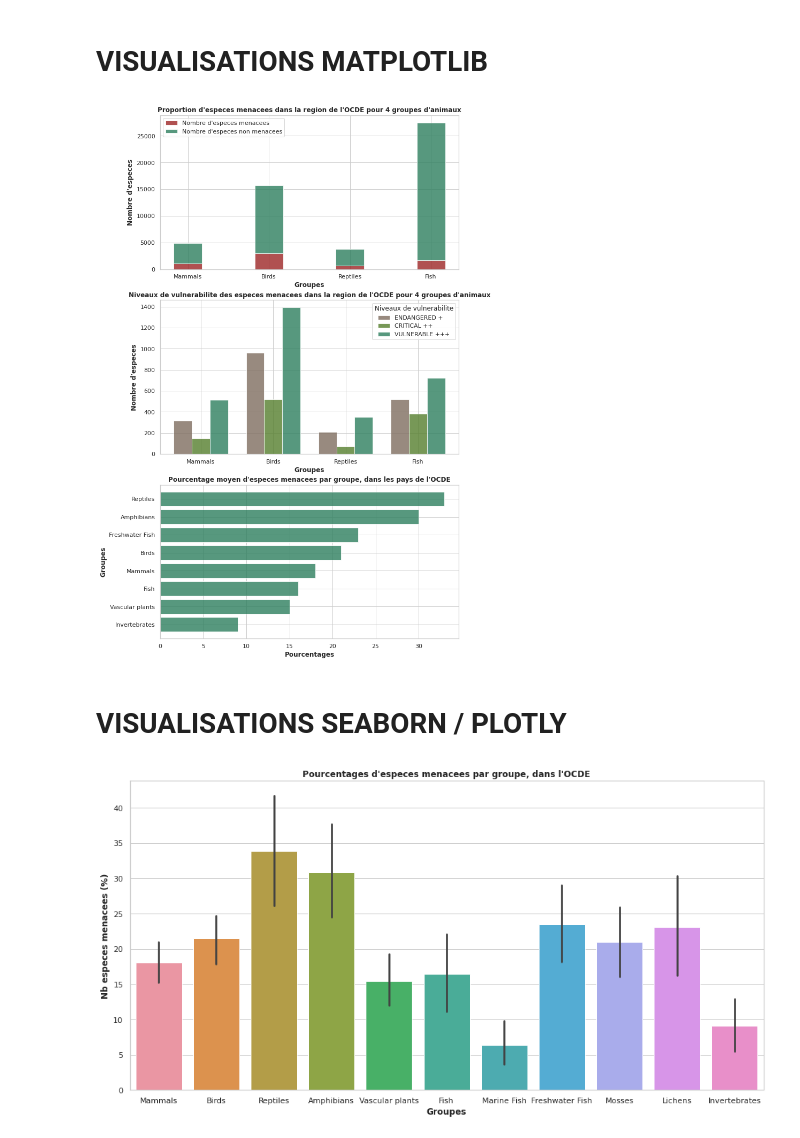
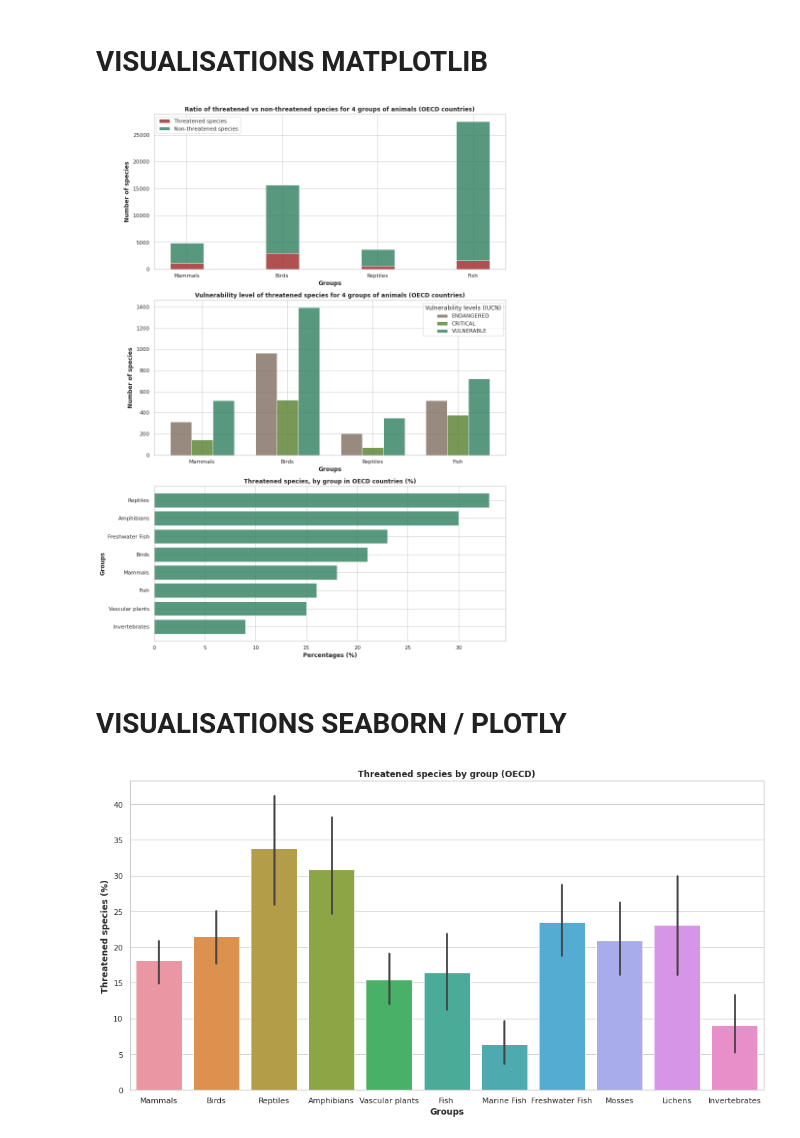
Before and after one commit to M-Josephine/global_warming_project, a Jupyter notebook: threatened_species_OCDE.ipynb, the cells around one changed output. Drawn from its saved outputs; the diff is of its cells as text; code cells hidden in the pictures.

```diff
--- a/threatened_species_OCDE.ipynb
+++ b/threatened_species_OCDE.ipynb
@@ -151,7 +151,7 @@ df.loc[(df['IUCN'] == 'THREAT_PERCENT') & (df['Country'] == 'France'), :]
 # %% [markdown]
 # **VISUALISATIONS MATPLOTLIB**
 # %%
-fig, ax = plt.subplots(figsize = (10,18))
+fig, ax = plt.subplots(figsize = (13,20))
 sns.set_theme(style="whitegrid")
 
 #figue 1 representant le nombre d'especes total vs le nombre d'especes menacees pour  groupes : Mammals, Birds, Reptiles et Fish
@@ -177,17 +177,17 @@ names = ['Mammals', 'Birds', 'Reptiles', 'Fish']
 barWidth = 0.35
 
 # Create brown bars
-plt.bar(r, bars1, color='#9c2525', edgecolor='white', width=barWidth, label = "Nombre d'especes menacees", alpha = 0.80)
+plt.bar(r, bars1, color='#9c2525', edgecolor='white', width=barWidth, label = "Threatened species", alpha = 0.80)
 # Create green bars (middle), on top of the firs ones
-plt.bar(r, bars2, bottom=bars1, color='#2d7f5e', edgecolor='white', width=barWidth,  label = "Nombre d'especes non menacees",alpha = 0.80)
+plt.bar(r, bars2, bottom=bars1, color='#2d7f5e', edgecolor='white', width=barWidth,  label = "Non-threatened species",alpha = 0.80)
 
 
 # Custom X axis
 plt.xticks(r, names)
-plt.xlabel("Groupes", fontweight='bold')
-plt.ylabel("Nombre d'especes", fontweight='bold')
+plt.xlabel("Groups", fontweight='bold')
+plt.ylabel("Number of species", fontweight='bold')
 plt.legend()
-plt.title("Proportion d'especes menacees dans la region de l'OCDE pour 4 groupes d'animaux", fontweight='bold')
+plt.title("Ratio of threatened vs non-threatened species for 4 groups of animals (OECD countries)", fontweight='bold')
 
 
 
@@ -219,17 +219,17 @@ r2 = [x + barWidth for x in r1]
 r3 = [x + barWidth for x in r2]
 #r4 = [x + barWidth for x in r3]
 
-ax1.bar(r1, bars1, color='#7f6d5f', width=barWidth, edgecolor='white', label='ENDANGERED +',alpha = 0.80)
-ax1.bar(r2, bars2, color='#557f2d', width=barWidth, edgecolor='white', label='CRITICAL ++',alpha = 0.80)
-ax1.bar(r3, bars3, color='#2d7f5e', width=barWidth, edgecolor='white', label='VULNERABLE +++',alpha = 0.80)
+ax1.bar(r1, bars1, color='#7f6d5f', width=barWidth, edgecolor='white', label='ENDANGERED',alpha = 0.80)
+ax1.bar(r2, bars2, color='#557f2d', width=barWidth, edgecolor='white', label='CRITICAL',alpha = 0.80)
+ax1.bar(r3, bars3, color='#2d7f5e', width=barWidth, edgecolor='white', label='VULNERABLE',alpha = 0.80)
 #plt.bar(r4, bars4, color='#2d7f5e', width=barWidth, edgecolor='white', label='NON-THREATENED')
 
 #legendes, titres
-plt.xlabel('Groupes', fontweight='bold')
+plt.xlabel('Groups', fontweight='bold')
 plt.xticks([r + barWidth for r in range(len(bars1))], ['Mammals', 'Birds', 'Reptiles', 'Fish'])
-plt.ylabel("Nombre d'especes", fontweight='bold')
-plt.legend(title = 'Niveaux de vulnerabilite')
-plt.title("Niveaux de vulnerabilite des especes menacees dans la region de l'OCDE pour 4 groupes d'animaux", fontweight='bold')
+plt.ylabel("Number of species", fontweight='bold')
+plt.legend(title = 'Vulnerability levels (IUCN)')
+plt.title("Vulnerability level of threatened species for 4 groups of animals (OECD countries)", fontweight='bold')
 
 
 
@@ -241,34 +241,34 @@ height = [int((df.loc[(df['IUCN'] == 'THREAT_PERCENT') & (df['Species'] == 'Mamm
           int((df.loc[(df['IUCN'] == 'THREAT_PERCENT') & (df['Species'] == 'Reptiles'), ['Value']]).mean()),
           int((df.loc[(df['IUCN'] == 'THREAT_PERCENT') & (df['Species'] == 'Amphibians'), ['Value']]).mean()),
           int((df.loc[(df['IUCN'] == 'THREAT_PERCENT') & (df['Species'] == 'Vascular plants'), ['Value']]).mean()),
           int((df.loc[(df['IUCN'] == 'THREAT_PERCENT') & (df['Species'] == 'Fish'), ['Value']]).mean()),
           int((df.loc[(df['IUCN'] == 'THREAT_PERCENT') & (df['Species'] == 'Freshwater Fish'), ['Value']]).mean()),
           int((df.loc[(df['IUCN'] == 'THREAT_PERCENT') & (df['Species'] == 'Invertebrates'), ['Value']]).mean())]
 
 
 bars = ('Mammals', 'Birds', 'Reptiles', 'Amphibians', 'Vascular plants', 'Fish', 'Freshwater Fish', 'Invertebrates')
 
 #tri de la liste height afin d'afficher les valeurs de la plus grande a la plus petite
 unsorted_list = [(height, bars) for bars, height in zip(bars, height)]
 sorted_list = sorted(unsorted_list)
 
 bars_sorted = []
 height_sorted = []
 
 for i in sorted_list:
     bars_sorted += [i[1]]
     height_sorted += [i[0]]
 
 # figure
 ax2.barh(range(len(height_sorted)),height_sorted, color = '#2d7f5e',alpha = 0.80)
 
 # legendes, titres
-plt.xlabel('Pourcentages', fontweight='bold')
+plt.xlabel('Percentages (%)', fontweight='bold')
 plt.yticks(range(len(height_sorted)), bars_sorted)
-plt.ylabel("Groupes", fontweight='bold')
-plt.title("Pourcentage moyen d'especes menacees par groupe, dans les pays de l'OCDE", fontweight='bold')
+plt.ylabel("Groups", fontweight='bold')
+plt.title("Threatened species, by group in OECD countries (%)", fontweight='bold')
 
 
 plt.show()
 # %% [output]
-[figure, old version]
+[figure, new version]
@@ -275,7 +279,7 @@ plt.show()
 # %% [markdown]
 # **VISUALISATIONS SEABORN / PLOTLY**
 # %%
-#ESSAI 1
+#Threatened species by group (OECD)
 
 fig, ax = plt.subplots(figsize = (16,8))
 
@@ -286,11 +290,11 @@ sns.barplot(x = 'Species',
             data = df
             )
 
-plt.xlabel('Groupes', fontweight='bold')
-plt.ylabel("Nb especes menacees (%)", fontweight='bold')
-plt.title("Pourcentages d'especes menacees par groupe, dans l'OCDE", fontweight='bold')
+plt.xlabel('Groups', fontweight='bold')
+plt.ylabel("Threatened species (%)", fontweight='bold')
+plt.title("Threatened species by group (OECD)", fontweight='bold')
 
 plt.show()
 # %% [output]
-[figure, old version]
+[figure, new version]
 # %%
```
Also changed, not shown: parts of 4 cells of this notebook.
